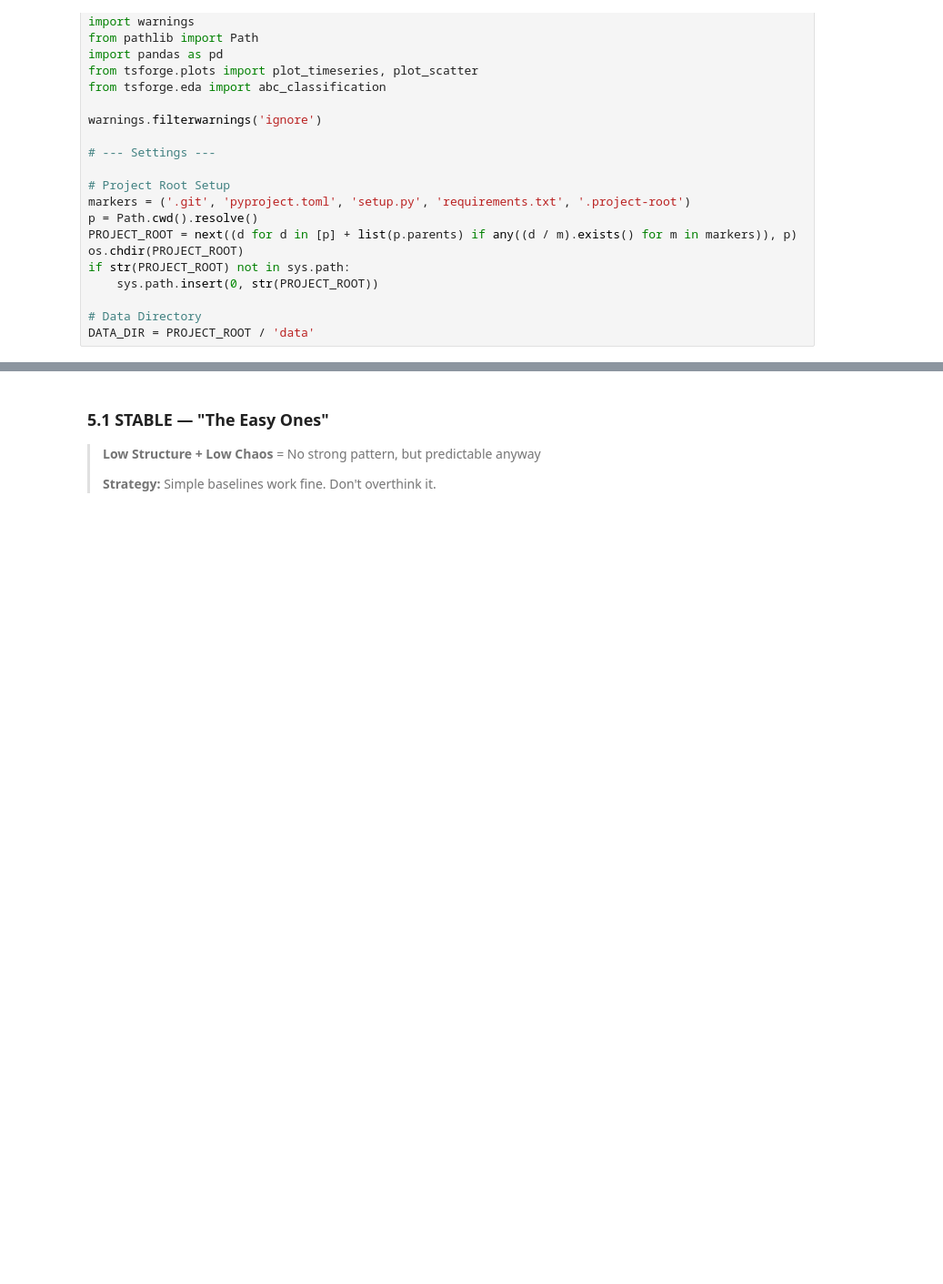
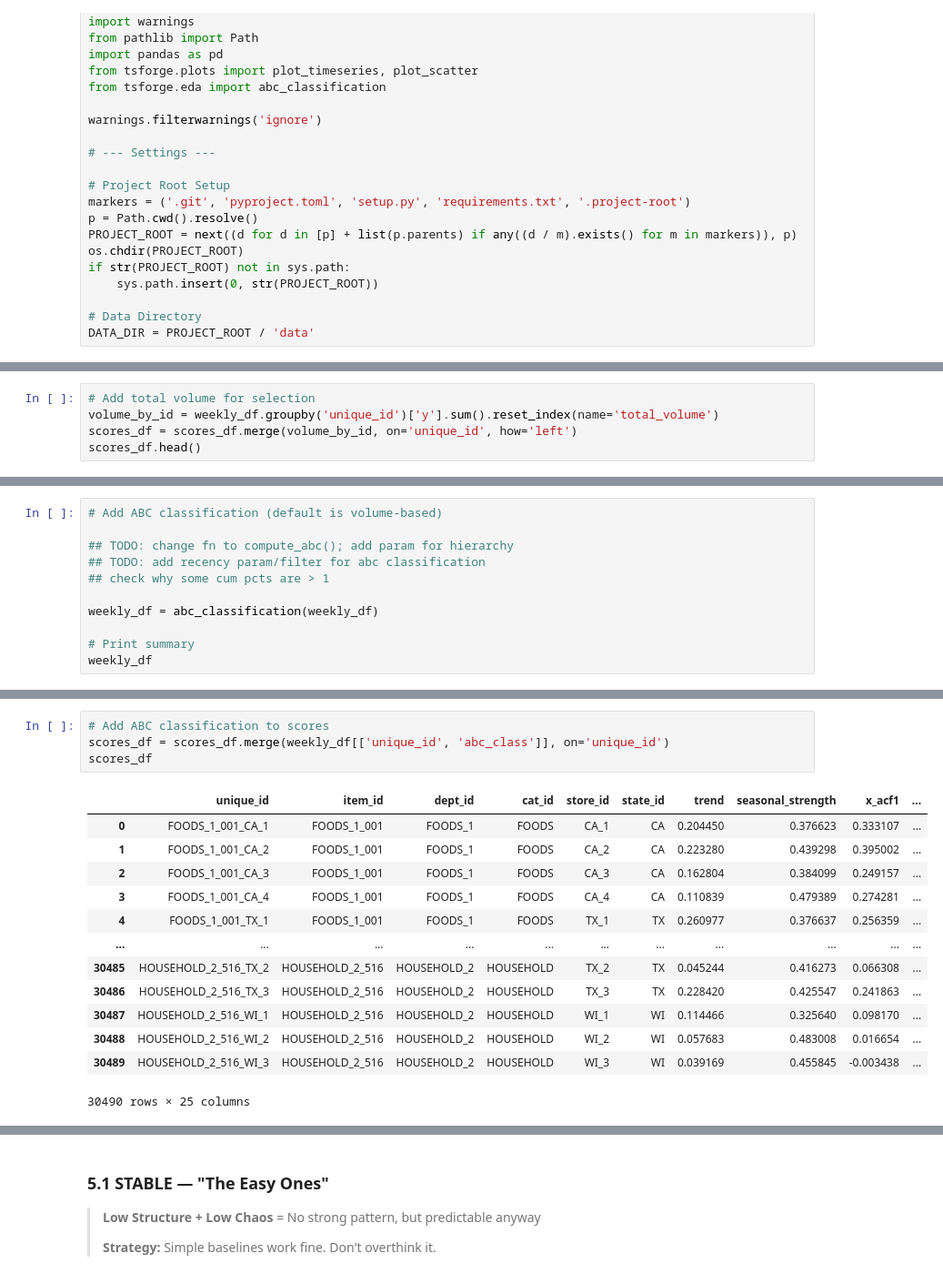
Before and after one commit to forecastacademy/real-world-forecasting-foundations, a Jupyter notebook: notebooks/module_01_foundations/archive/1.12_portfolio_architecture.ipynb, the cells around one changed output, grey strips where cells are left out. Shown at 91% size. Saved outputs shown, nothing was run; the diff lists cells and outputs as text; blank space fills up the shorter version.

```diff
--- a/notebooks/module_01_foundations/archive/1.12_portfolio_architecture.ipynb
+++ b/notebooks/module_01_foundations/archive/1.12_portfolio_architecture.ipynb
@@ -88,0 +51,5 @@ ValueError: The truth value of a DataFrame is ambiguous. Use a.empty, a.bool(),
+# %%
+# Add total volume for selection
+volume_by_id = weekly_df.groupby('unique_id')['y'].sum().reset_index(name='total_volume')
+scores_df = scores_df.merge(volume_by_id, on='unique_id', how='left')
+scores_df.head()
@@ -132,0 +68,11 @@ Off-diagonal = Misaligned (volume priority ≠ revenue priority)
+# %%
+# Add ABC classification (default is volume-based)
+
+## TODO: change fn to compute_abc(); add param for hierarchy
+## TODO: add recency param/filter for abc classification
+## check why some cum pcts are > 1
+
+weekly_df = abc_classification(weekly_df)
+
+# Print summary
+weekly_df
@@ -133,3 +93,21 @@ Off-diagonal = Misaligned (volume priority ≠ revenue priority)
+# %%
+# Add ABC classification to scores
+scores_df = scores_df.merge(weekly_df[['unique_id', 'abc_class']], on='unique_id')
+scores_df
+# %% [output]
+|  | unique_id | item_id | dept_id | cat_id | store_id | state_id | trend | seasonal_strength | x_acf1 | ... |
+| 0 | FOODS_1_001_CA_1 | FOODS_1_001 | FOODS_1 | FOODS | CA_1 | CA | 0.204450 | 0.376623 | 0.333107 | ... |
+| 1 | FOODS_1_001_CA_2 | FOODS_1_001 | FOODS_1 | FOODS | CA_2 | CA | 0.223280 | 0.439298 | 0.395002 | ... |
+| 2 | FOODS_1_001_CA_3 | FOODS_1_001 | FOODS_1 | FOODS | CA_3 | CA | 0.162804 | 0.384099 | 0.249157 | ... |
+| 3 | FOODS_1_001_CA_4 | FOODS_1_001 | FOODS_1 | FOODS | CA_4 | CA | 0.110839 | 0.479389 | 0.274281 | ... |
+| 4 | FOODS_1_001_TX_1 | FOODS_1_001 | FOODS_1 | FOODS | TX_1 | TX | 0.260977 | 0.376637 | 0.256359 | ... |
+| ... | ... | ... | ... | ... | ... | ... | ... | ... | ... | ... |
+| 30485 | HOUSEHOLD_2_516_TX_2 | HOUSEHOLD_2_516 | HOUSEHOLD_2 | HOUSEHOLD | TX_2 | TX | 0.045244 | 0.416273 | 0.066308 | ... |
+| 30486 | HOUSEHOLD_2_516_TX_3 | HOUSEHOLD_2_516 | HOUSEHOLD_2 | HOUSEHOLD | TX_3 | TX | 0.228420 | 0.425547 | 0.241863 | ... |
+| 30487 | HOUSEHOLD_2_516_WI_1 | HOUSEHOLD_2_516 | HOUSEHOLD_2 | HOUSEHOLD | WI_1 | WI | 0.114466 | 0.325640 | 0.098170 | ... |
+| 30488 | HOUSEHOLD_2_516_WI_2 | HOUSEHOLD_2_516 | HOUSEHOLD_2 | HOUSEHOLD | WI_2 | WI | 0.057683 | 0.483008 | 0.016654 | ... |
+| 30489 | HOUSEHOLD_2_516_WI_3 | HOUSEHOLD_2_516 | HOUSEHOLD_2 | HOUSEHOLD | WI_3 | WI | 0.039169 | 0.455845 | -0.003438 | ... |
+30490 rows × 25 columns
 # %% [markdown]
 ---
 
```
Also changed, not shown: parts of 59 cells of this notebook.
